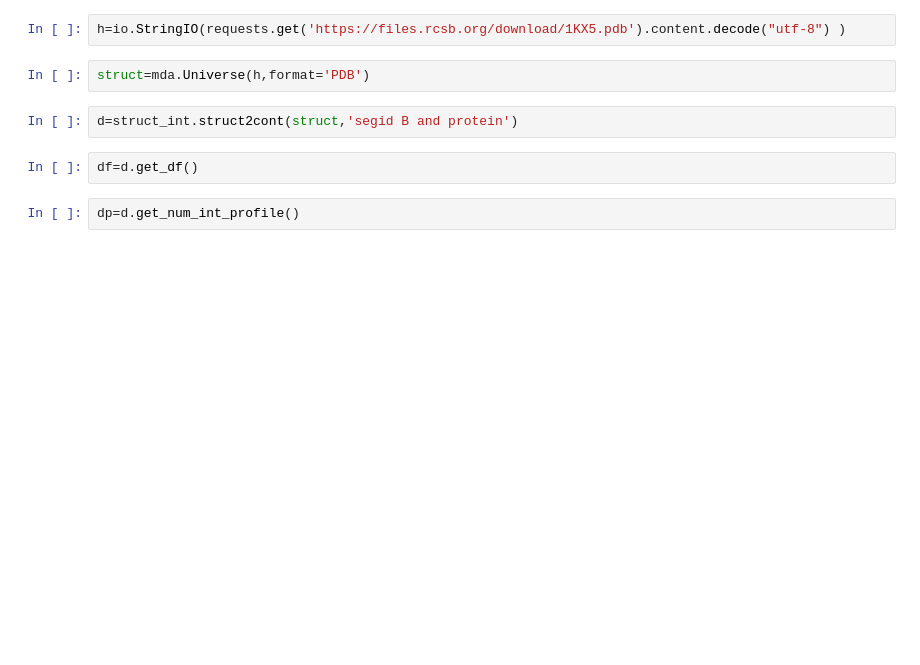
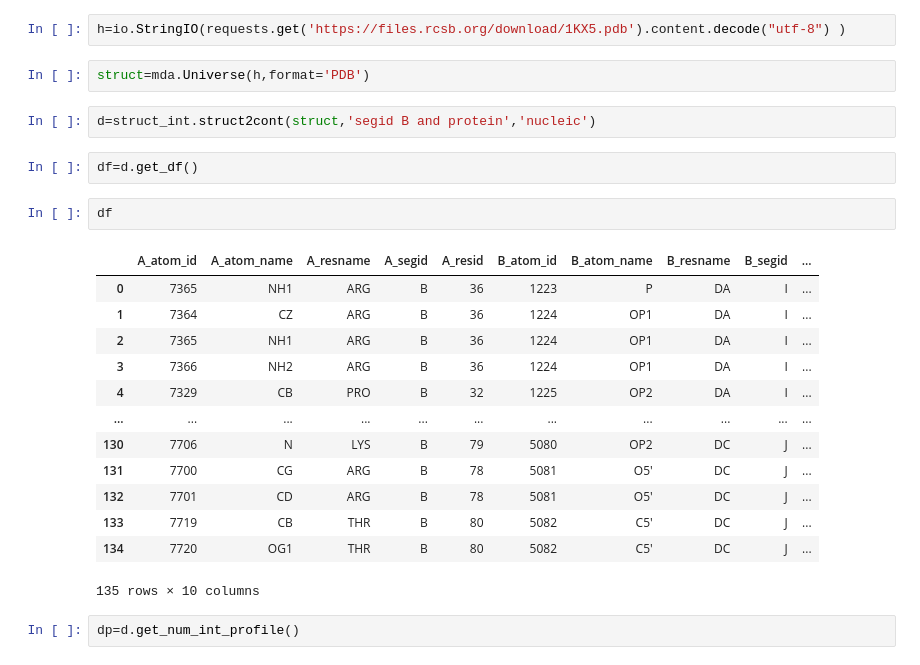
Before and after one commit to intbio/pymolint, a Jupyter notebook: example.ipynb, the cells around one changed output. Saved outputs shown, nothing was run; the diff lists cells and outputs as text; blank space fills up the shorter version.

```diff
--- a/example.ipynb
+++ b/example.ipynb
@@ -18,8 +15,24 @@ h=io.StringIO(requests.get('https://files.rcsb.org/download/1KX5.pdb').content.d
 # %%
 struct=mda.Universe(h,format='PDB')
 # %%
-d=struct_int.struct2cont(struct,'segid B and protein')
+d=struct_int.struct2cont(struct,'segid B and protein','nucleic')
 # %%
 df=d.get_df()
+# %%
+df
+# %% [output]
+|  | A_atom_id | A_atom_name | A_resname | A_segid | A_resid | B_atom_id | B_atom_name | B_resname | B_segid | ... |
+| 0 | 7365 | NH1 | ARG | B | 36 | 1223 | P | DA | I | ... |
+| 1 | 7364 | CZ | ARG | B | 36 | 1224 | OP1 | DA | I | ... |
+| 2 | 7365 | NH1 | ARG | B | 36 | 1224 | OP1 | DA | I | ... |
+| 3 | 7366 | NH2 | ARG | B | 36 | 1224 | OP1 | DA | I | ... |
+| 4 | 7329 | CB | PRO | B | 32 | 1225 | OP2 | DA | I | ... |
+| ... | ... | ... | ... | ... | ... | ... | ... | ... | ... | ... |
+| 130 | 7706 | N | LYS | B | 79 | 5080 | OP2 | DC | J | ... |
+| 131 | 7700 | CG | ARG | B | 78 | 5081 | O5' | DC | J | ... |
+| 132 | 7701 | CD | ARG | B | 78 | 5081 | O5' | DC | J | ... |
+| 133 | 7719 | CB | THR | B | 80 | 5082 | C5' | DC | J | ... |
+| 134 | 7720 | OG1 | THR | B | 80 | 5082 | C5' | DC | J | ... |
+135 rows × 10 columns
 # %%
 dp=d.get_num_int_profile()
```
Also changed, not shown: parts of 4 cells of this notebook, 3 other files.
